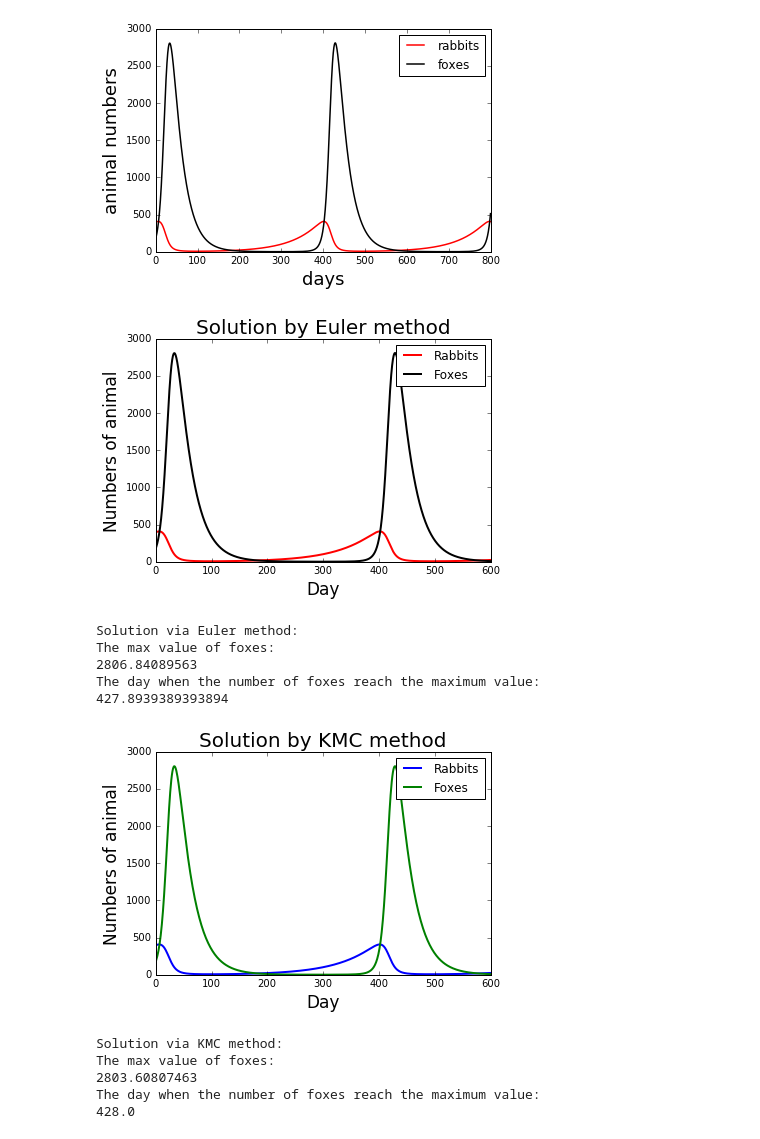
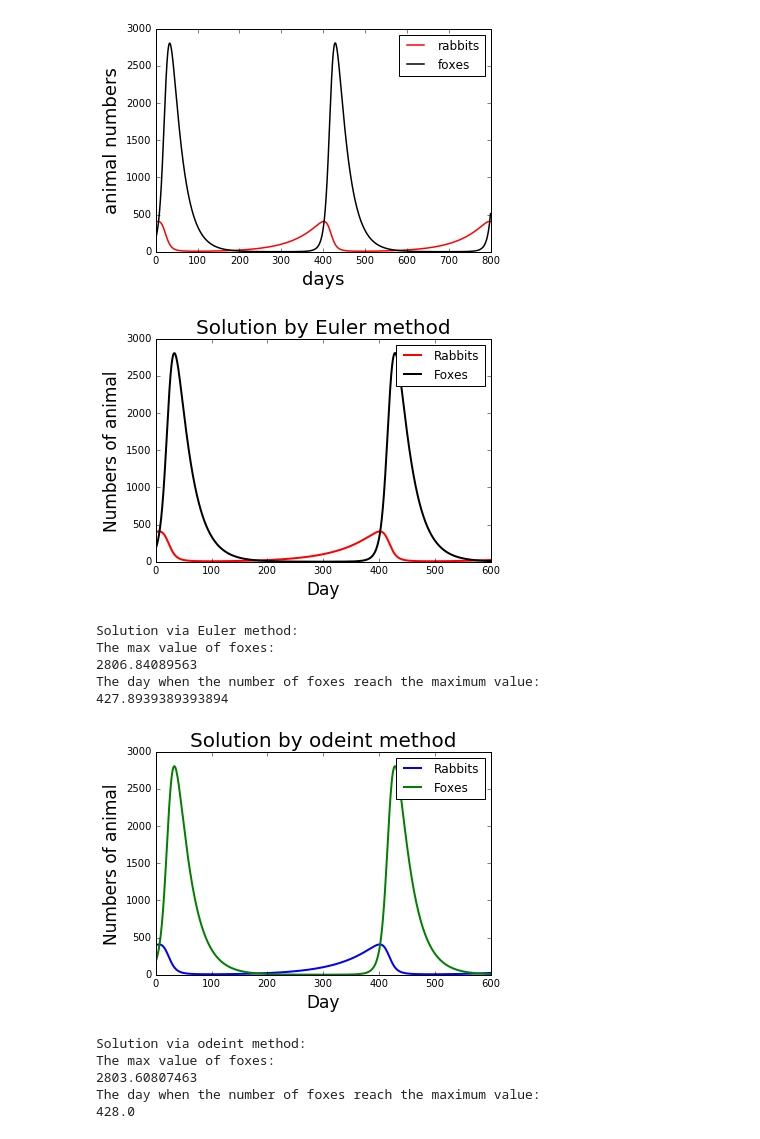
Before and after one commit to CFulco/rabbits-and-foxes-diang1989, a Jupyter notebook: rabbits-and-foxes.ipynb, the cells around one changed output. Saved outputs shown, nothing was run; the diff lists cells and outputs as text; code cells hidden in the pictures.

Commit message:
odeint

```diff
--- a/rabbits-and-foxes.ipynb
+++ b/rabbits-and-foxes.ipynb
@@ -95,6 +95,7 @@ plt.show()
 # %% [output]
 [figure]
 # %%
+%matplotlib inline
 import numpy as np
 import matplotlib.pyplot as plt
 from scipy.integrate import odeint
@@ -128,13 +129,14 @@ for i in range(len(t)-1):
     R[i+1] = R[i] + delta_t * (k_1 * R[i] - k_2 * R[i] * F[i])
     F[i+1] = F[i] + delta_t * (k_3 * R[i] * F[i] - k_4 * F[i])
 
-plt.plot(t, R, 'r', label = 'Rabbits', linewidth  = 2)
-plt.plot(t, F, 'k', label = 'Foxes', linewidth = 2)
 plt.xlabel('Day', fontsize = 17)
 plt.ylabel('Numbers of animal', fontsize = 17)
 plt.title('Solution by Euler method', fontsize = 20)
+plt.plot(t, R, 'r', label = 'Rabbits', linewidth  = 2)
+plt.plot(t, F, 'k', label = 'Foxes', linewidth = 2)
 plt.legend()
 plt.show()
+
 m = max(F)
 
 print ('Solution via Euler method:')
@@ -147,45 +149,43 @@ for i in range (len(F)):
 print ('The day when the number of foxes reach the maximum value:')
 print (t_max)
 
-
-# Kinetic Monte Carlo method
 def f (A, t):
     R_1, F_1 = A
     dRdt = k_1 * R_1 - k_2 * R_1 * F_1
     dFdt = k_3 * R_1 * F_1 - k_4 * F_1
     return (dRdt, dFdt)
 
 t = np.linspace (t_0, t_end, n_KMC)
 A_0 = [R_0, F_0]
 A_result = odeint(f, A_0, t)
 R_1, F_1 = A_result.T
 
 plt.plot(t, R_1, label = 'Rabbits', linewidth  = 2)
 plt.plot(t, F_1, label = 'Foxes', linewidth = 2)
 plt.xlabel('Day', fontsize = 17)
 plt.ylabel('Numbers of animal', fontsize = 17)
-plt.title('Solution by KMC method', fontsize = 20)
+plt.title('Solution by odeint method', fontsize = 20)
 plt.legend()
 plt.show()
 m = max(F_1)
 # Looking for the maximum value of fox and on which day
-print('Solution via KMC method:')
+print('Solution via odeint method:')
 print ("The max value of foxes:")
 print (m)
 for i in range (len(F_1)):
     if F_1[i] == m:
         t_max = (t_end-t_0)/(n_KMC-1) * i + 1 - t_0
 print('The day when the number of foxes reach the maximum value:')
 print(t_max)
 # %% [output]
 [figure]
 Solution via Euler method:
 The max value of foxes:
 2806.84089563
 The day when the number of foxes reach the maximum value:
 427.8939389393894
-[figure, old version]
+[figure, new version]
-Solution via KMC method:
+Solution via odeint method:
 The max value of foxes:
 2803.60807463
 The day when the number of foxes reach the maximum value:
```
